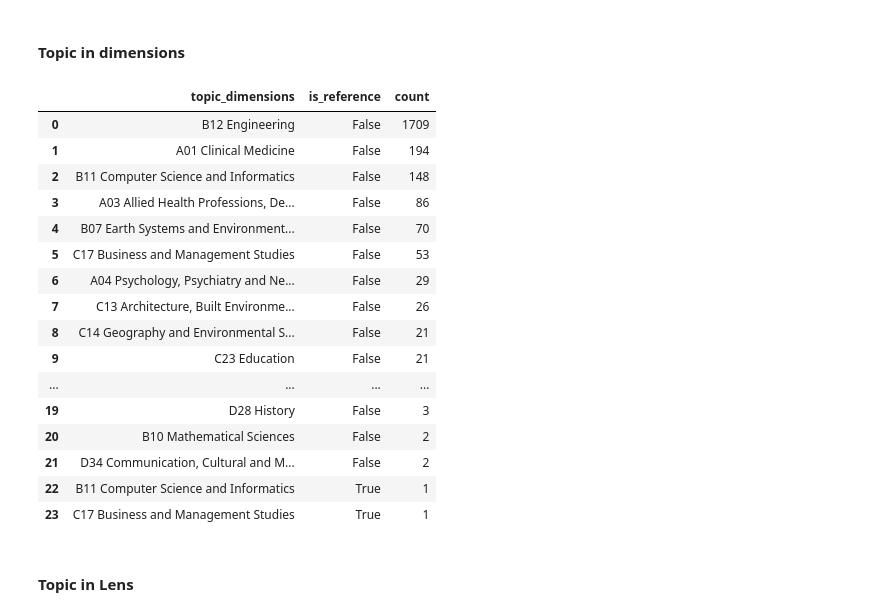
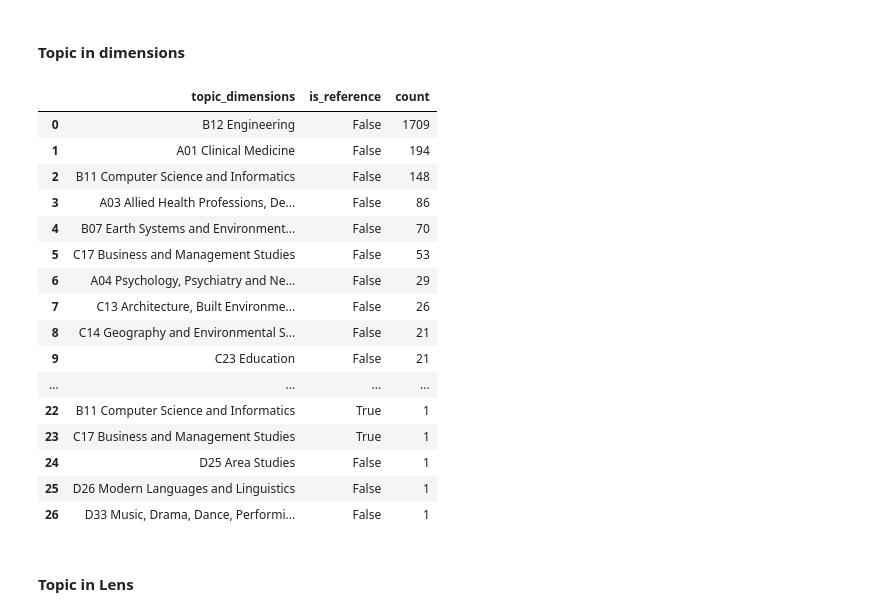
Before and after one commit to TUDelft-CITG/SLR-RAG, a Jupyter notebook: notebooks/test_api_extraction.ipynb, the cells around one changed output. Cells and saved outputs as stored; diff of their text form; code cells hidden in the pictures.

```diff
--- a/notebooks/test_api_extraction.ipynb
+++ b/notebooks/test_api_extraction.ipynb
@@ -106,0 +217,17 @@ df_recent[df_recent["is_reference"]]
+# %%
+def explode_and_groupby_topic(
+    df_input: pd.DataFrame,
+    name_topic_col: str,
+    min_count_to_keep=1,
+    separator=";",
+):
+    df_input = (
+        df_input[df_input[name_topic_col].notna()]
+        .reset_index(drop=True)
+        .copy()
+    )
+    df_input[name_topic_col] = df_input[name_topic_col].str.split(pat=separator)
+    df_input = df_input.explode(name_topic_col)
+    df_input[name_topic_col] = df_input[name_topic_col].str.strip()
+    return group_by_col_ref(df_input, name_topic_col, min_count_to_keep)
+explode_and_groupby_topic(df_test,name_topic_col="fields_multiple",separator=",")
@@ -240,46 +326,27 @@ df_recent_filtered_fields_1
 # %% [markdown]
 #### Topic in dimensions
 # %%
-def explode_and_groupby_topic(
-    df_input: pd.DataFrame,
-    name_topic_col: str,
-    min_count_to_keep=100,
-    split_separator=";",
-):
-    df_input = (
-        df_input[df_input[name_topic_col].notna()]
-        .reset_index()[[name_topic_col, "is_reference"]]
-        .copy()
-    )
-    df_input[name_topic_col] = df_input[name_topic_col].str.split(pat=split_separator)
-    df_input = df_input.explode(name_topic_col)
-    df_input[name_topic_col] = df_input[name_topic_col].str.strip()
-    return group_by_col_ref(df_input, name_topic_col, min_count_to_keep)
-
-
-df_common_topic_dimensions = explode_and_groupby_topic(
+explode_and_groupby_topic(
     df_recent,
     name_topic_col="topic_dimensions",
-    min_count_to_keep=1,
-    split_separator=";",
+    separator=";",
 )
-df_common_topic_dimensions
 # %% [output]
 |  | topic_dimensions | is_reference | count |
 | 0 | B12 Engineering | False | 1709 |
 | 1 | A01 Clinical Medicine | False | 194 |
 | 2 | B11 Computer Science and Informatics | False | 148 |
 | 3 | A03 Allied Health Professions, De... | False | 86 |
 | 4 | B07 Earth Systems and Environment... | False | 70 |
 | 5 | C17 Business and Management Studies | False | 53 |
 | 6 | A04 Psychology, Psychiatry and Ne... | False | 29 |
 | 7 | C13 Architecture, Built Environme... | False | 26 |
 | 8 | C14 Geography and Environmental S... | False | 21 |
 | 9 | C23 Education | False | 21 |
 | ... | ... | ... | ... |
-| 19 | D28 History | False | 3 |
-| 20 | B10 Mathematical Sciences | False | 2 |
-| 21 | D34 Communication, Cultural and M... | False | 2 |
 | 22 | B11 Computer Science and Informatics | True | 1 |
 | 23 | C17 Business and Management Studies | True | 1 |
+| 24 | D25 Area Studies | False | 1 |
+| 25 | D26 Modern Languages and Linguistics | False | 1 |
+| 26 | D33 Music, Drama, Dance, Performi... | False | 1 |
 # %%
```
Also changed, not shown: parts of 61 cells of this notebook.
